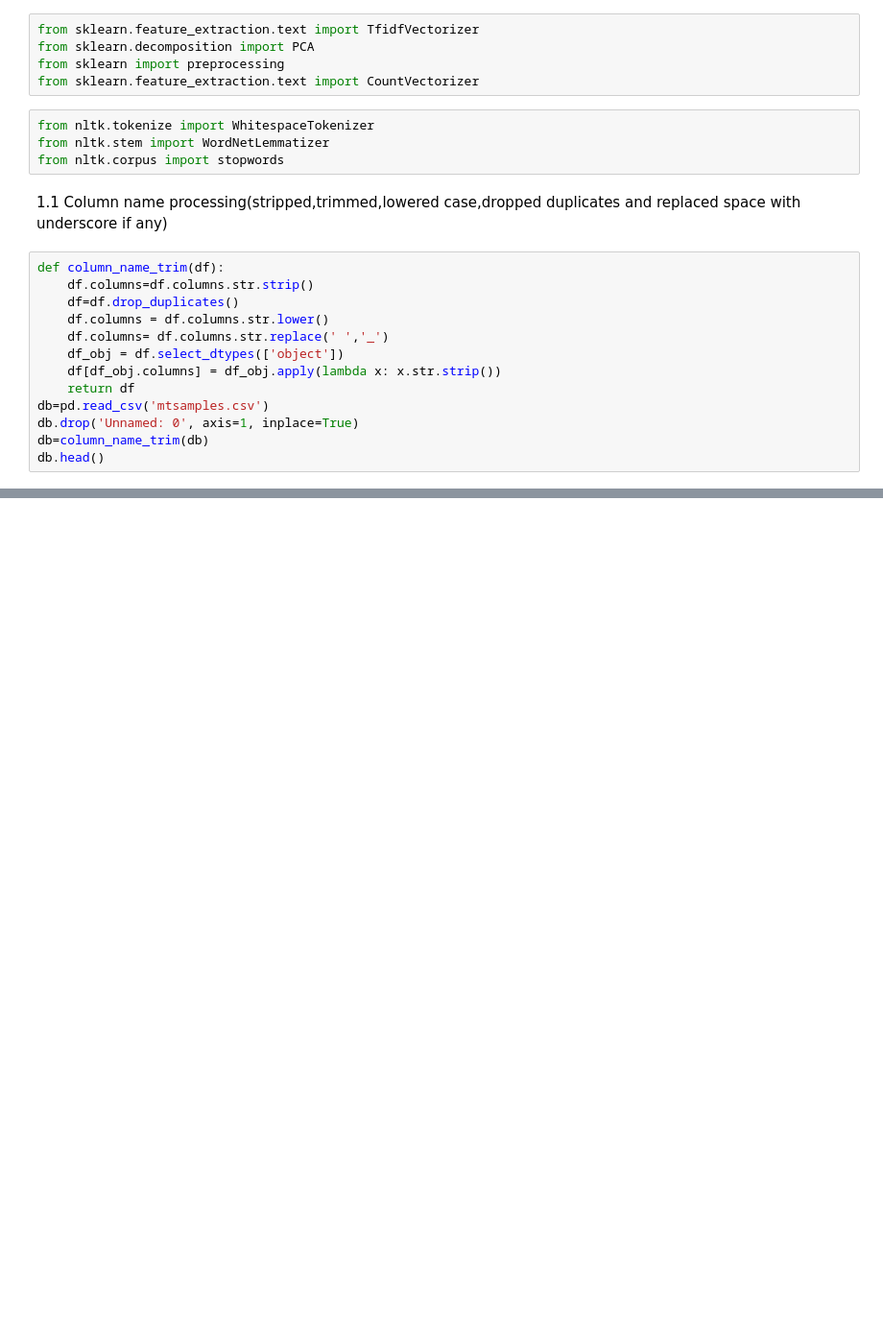
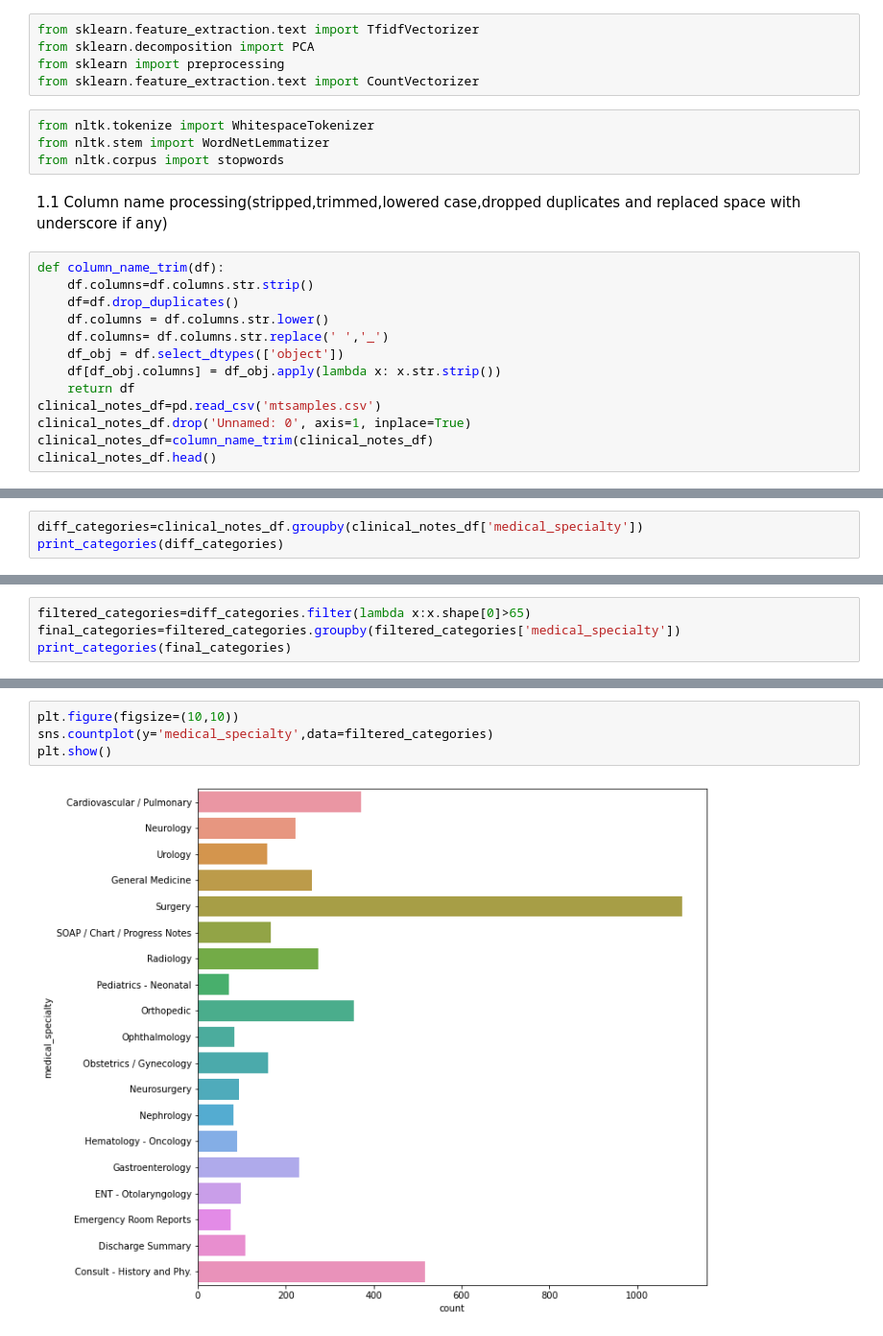
Before and after one commit to adityasandy313/NLP-for-clinical-text, a Jupyter notebook: data_pre.ipynb, the cells around one changed output, grey strips where cells are left out. Shown: that part at 96% size. Saved outputs shown, nothing was run; the diff lists cells and outputs as text; blank space fills up the shorter version.

Commit message:
Filtered and selected medical specifications to predict

```diff
--- a/data_pre.ipynb
+++ b/data_pre.ipynb
@@ -46,10 +28,10 @@ def column_name_trim(df):
     df_obj = df.select_dtypes(['object'])
     df[df_obj.columns] = df_obj.apply(lambda x: x.str.strip())
     return df
-db=pd.read_csv('mtsamples.csv')
-db.drop('Unnamed: 0', axis=1, inplace=True)
-db=column_name_trim(db)
-db.head()
+clinical_notes_df=pd.read_csv('mtsamples.csv')
+clinical_notes_df.drop('Unnamed: 0', axis=1, inplace=True)
+clinical_notes_df=column_name_trim(clinical_notes_df)
+clinical_notes_df.head()
 # %% [output]
 |  | description | medical_specialty | sample_name | transcription | keywords |
 | 0 | A 23-year-old white female presen... | Allergy / Immunology | Allergic Rhinitis | SUBJECTIVE:, This 23-year-old whi... | allergy / immunology, allergic rh... |
@@ -59,0 +48,3 @@ db.head()
+# %%
+diff_categories=clinical_notes_df.groupby(clinical_notes_df['medical_specialty'])
+print_categories(diff_categories)
@@ -59,0 +99,4 @@ db.head()
+# %%
+filtered_categories=diff_categories.filter(lambda x:x.shape[0]>65)
+final_categories=filtered_categories.groupby(filtered_categories['medical_specialty'])
+print_categories(final_categories)
@@ -59,0 +123,6 @@ db.head()
+# %%
+plt.figure(figsize=(10,10))
+sns.countplot(y='medical_specialty',data=filtered_categories)
+plt.show()
+# %% [output]
+[figure, added]
```
Also changed, not shown: parts of 7 cells of this notebook.
